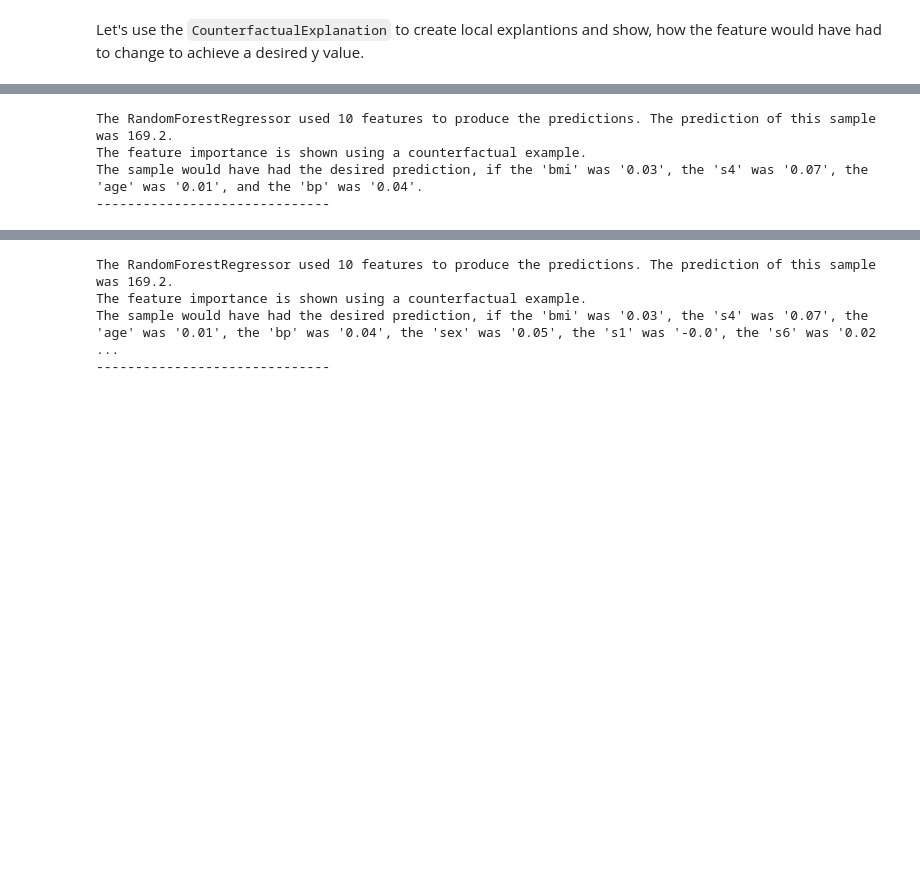
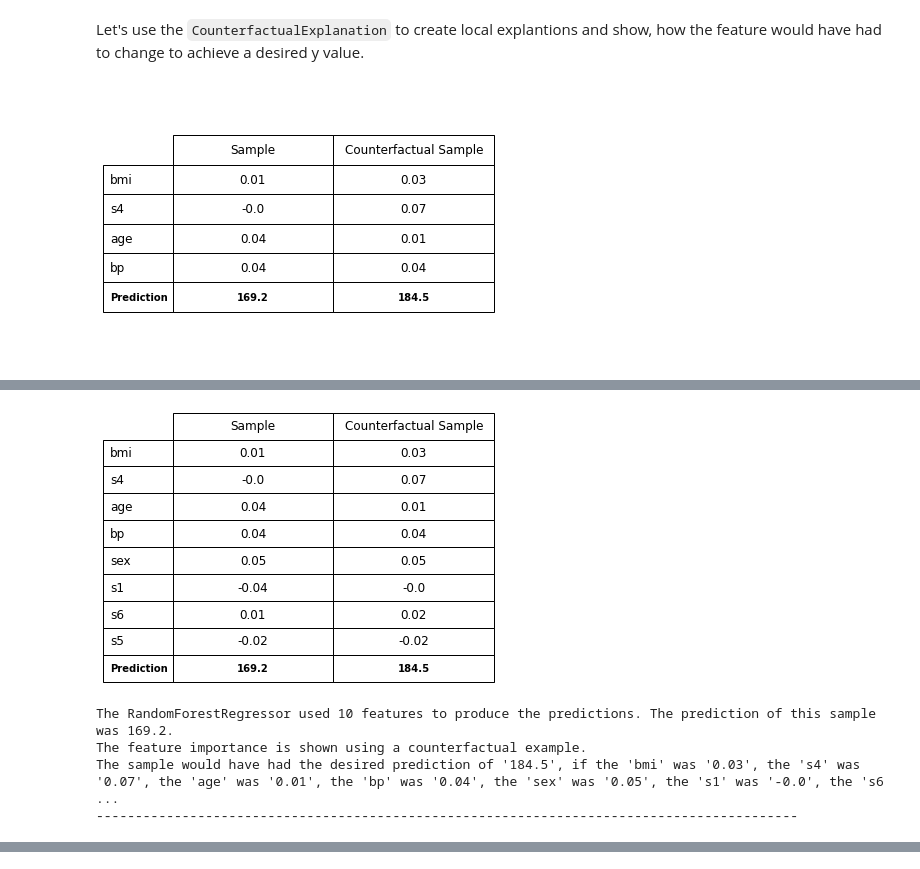
Before and after one commit to MauroLuzzatto/explainy, a Jupyter notebook: examples/01-explainy-intro.ipynb, the cells around one changed output, grey strips where cells are left out. Drawn from its saved outputs; the diff is of its cells as text; code cells hidden in the pictures; blank space fills up the shorter version.

```diff
--- a/examples/01-explainy-intro.ipynb
+++ b/examples/01-explainy-intro.ipynb
@@ -220,15 +171,16 @@ Let's use the `CounterfactualExplanation` to create local explantions and show,
 # %%
 from explainy.explanations import CounterfactualExplanation
 
 # Local, Contrastive
 number_of_features = 6
 sample_index = 2
 for number_of_features in [4, 8]:
     explainer = CounterfactualExplanation(
         X_test, y_test, model, number_of_features, y_desired=180.
     )
     explanation = explainer.explain(sample_index)
-    # explainer.plot(sample_index)
+    explainer.plot()
     print(explanation)
-    print('---'*10)
+    print('---'*30)
 # %% [output]
+[figure, added]
@@ -252,4 +191,5 @@ Maximum number of function evaluations has been exceeded.
+[figure, added]
 The RandomForestRegressor used 10 features to produce the predictions. The prediction of this sample was 169.2.
 The feature importance is shown using a counterfactual example.
-The sample would have had the desired prediction, if the 'bmi' was '0.03', the 's4' was '0.07', the 'age' was '0.01', and the 'bp' was '0.04'.
-------------------------------
+The sample would have had the desired prediction of '184.5', if the 'bmi' was '0.03', the 's4' was '0.07', the 'age' was '0.01', the 'bp' was '0.04', the 'sex' was '0.05', the 's1' was '-0.0', the 's6 ...
+------------------------------------------------------------------------------------------
@@ -273,4 +195,0 @@ Maximum number of function evaluations has been exceeded.
-The RandomForestRegressor used 10 features to produce the predictions. The prediction of this sample was 169.2.
-The feature importance is shown using a counterfactual example.
-The sample would have had the desired prediction, if the 'bmi' was '0.03', the 's4' was '0.07', the 'age' was '0.01', the 'bp' was '0.04', the 'sex' was '0.05', the 's1' was '-0.0', the 's6' was '0.02 ...
-------------------------------
```
Also changed, not shown: parts of 7 cells of this notebook, 8 other files.
